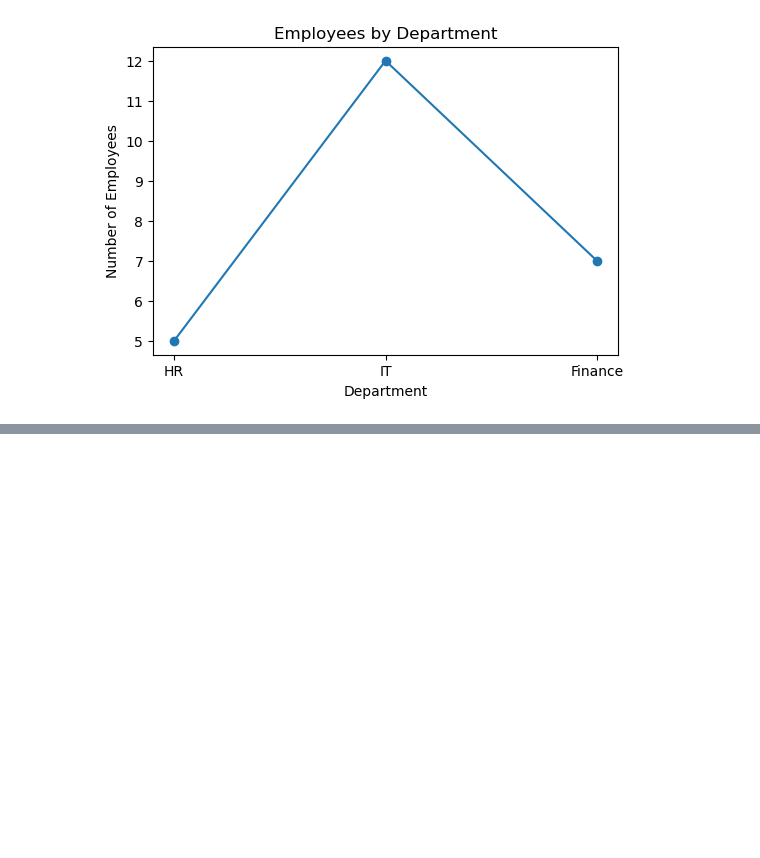
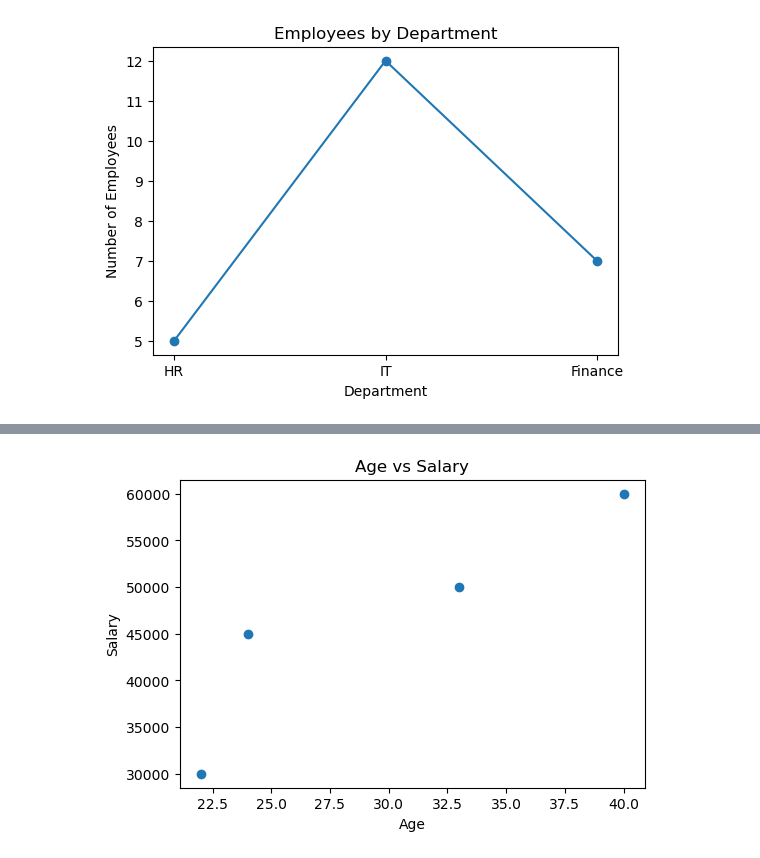
Before and after one commit to Jiyanshikeshri/git-assignment, a Jupyter notebook: jiyanshikeshri_python_training/python_advance_2/assignment_5_matplotlib.ipynb, the cells around one changed output, grey strips where cells are left out. Cells and saved outputs as stored; diff of their text form; code cells hidden in the pictures; blank space fills up the shorter version.

```diff
--- a/jiyanshikeshri_python_training/python_advance_2/assignment_5_matplotlib.ipynb
+++ b/jiyanshikeshri_python_training/python_advance_2/assignment_5_matplotlib.ipynb
@@ -31,0 +45,14 @@ plt.show()
+# %%
+#Creating a scatter plot using age and salary data
+
+ages = [22, 33, 24, 40]
+salaries = [30000, 50000, 45000, 60000]
+
+plt.figure(figsize=(6, 4))
+plt.scatter(ages, salaries)
+plt.title("Age vs Salary")
+plt.xlabel("Age")
+plt.ylabel("Salary")
+plt.show()
+# %% [output]
+[figure, added]
```
Also changed, not shown: parts of 1 cell of this notebook.
